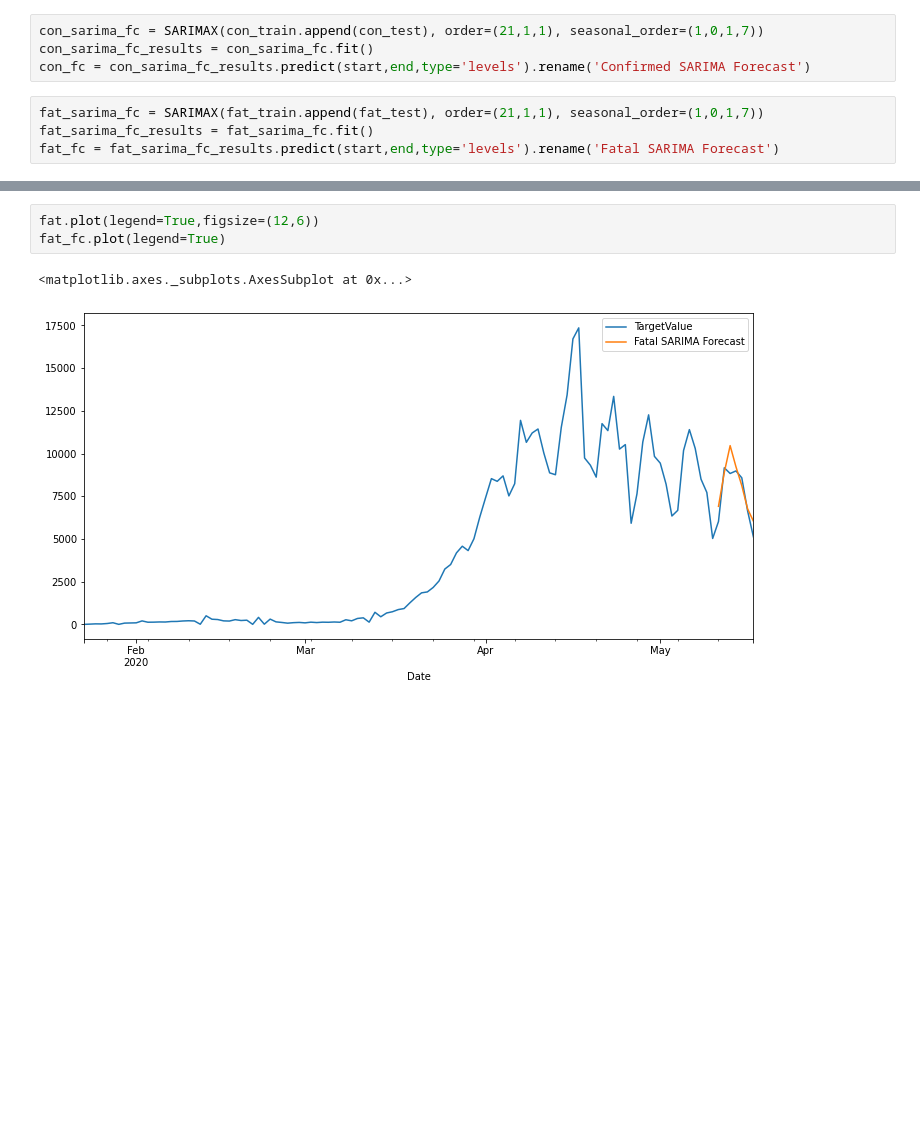
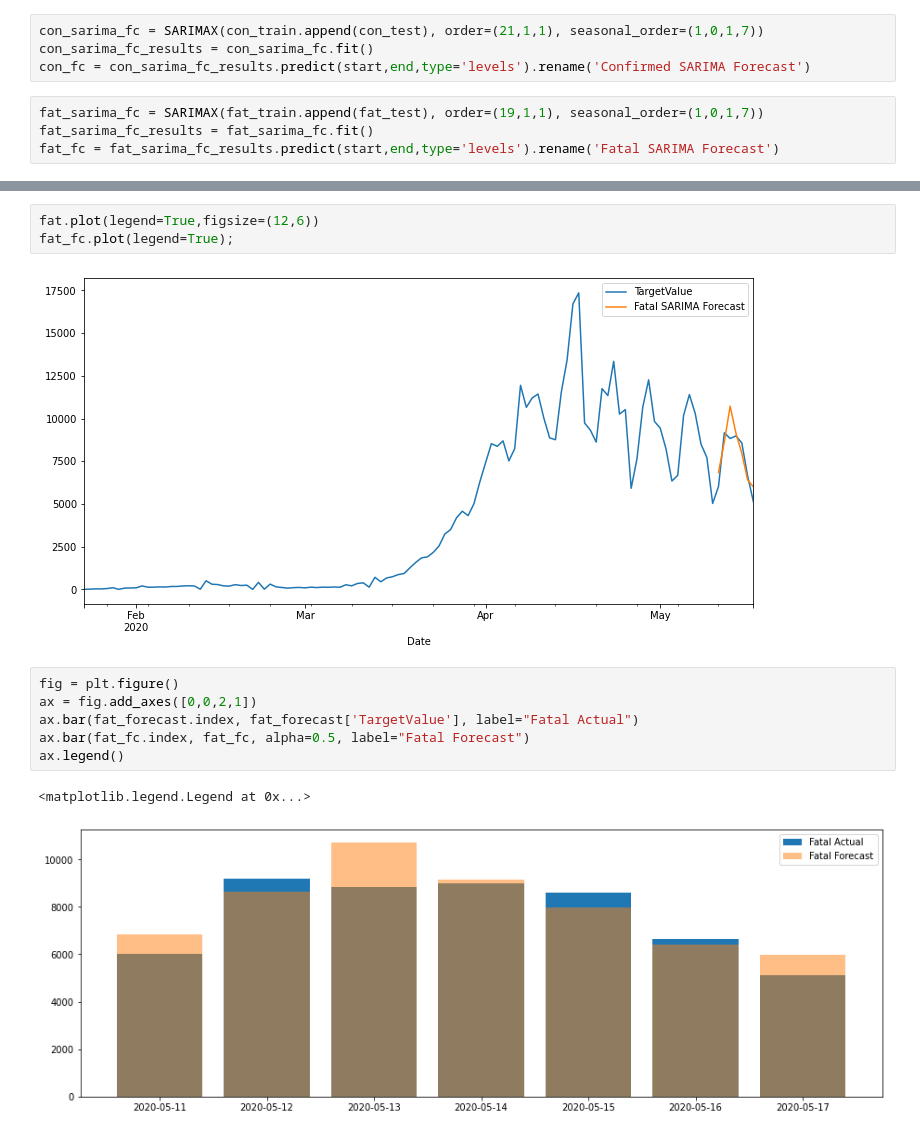
Before and after one commit to mackenizm/COVID19, a Jupyter notebook: covid19.ipynb, the cells around one changed output, grey strips where cells are left out. Cells and saved outputs as stored; diff of their text form; blank space fills up the shorter version.

```diff
--- a/covid19.ipynb
+++ b/covid19.ipynb
@@ -310,7 +306,7 @@ con_sarima_fc = SARIMAX(con_train.append(con_test), order=(21,1,1), seasonal_ord
 con_sarima_fc_results = con_sarima_fc.fit()
 con_fc = con_sarima_fc_results.predict(start,end,type='levels').rename('Confirmed SARIMA Forecast')
 # %%
-fat_sarima_fc = SARIMAX(fat_train.append(fat_test), order=(21,1,1), seasonal_order=(1,0,1,7))
+fat_sarima_fc = SARIMAX(fat_train.append(fat_test), order=(19,1,1), seasonal_order=(1,0,1,7))
 fat_sarima_fc_results = fat_sarima_fc.fit()
 fat_fc = fat_sarima_fc_results.predict(start,end,type='levels').rename('Fatal SARIMA Forecast')
 # %%
@@ -322,6 +326,14 @@ con_fc.plot(legend=True)
 # %%
 fat.plot(legend=True,figsize=(12,6))
-fat_fc.plot(legend=True)
+fat_fc.plot(legend=True);
 # %% [output]
-<matplotlib.axes._subplots.AxesSubplot at 0x...>
 [figure]
+# %%
+fig = plt.figure()
+ax = fig.add_axes([0,0,2,1])
+ax.bar(fat_forecast.index, fat_forecast['TargetValue'], label="Fatal Actual")
+ax.bar(fat_fc.index, fat_fc, alpha=0.5, label="Fatal Forecast")
+ax.legend()
+# %% [output]
+<matplotlib.legend.Legend at 0x...>
+[figure, added]
```
Also changed, not shown: parts of 7 cells of this notebook.
